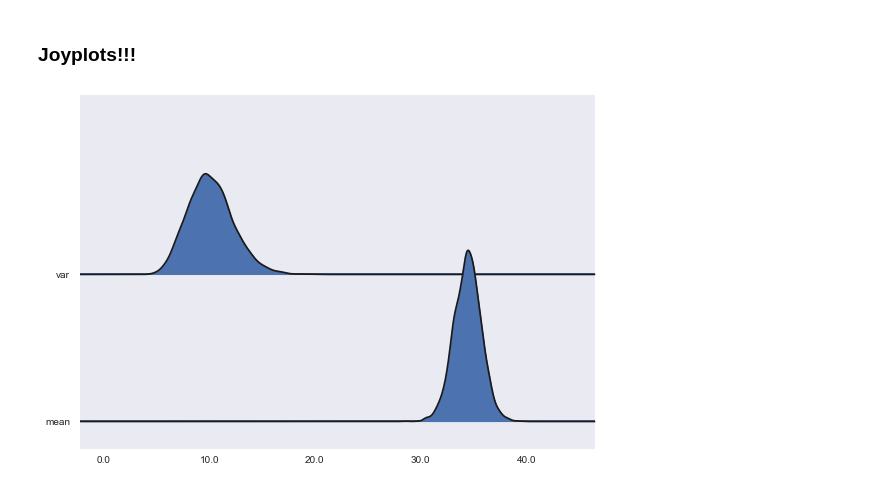
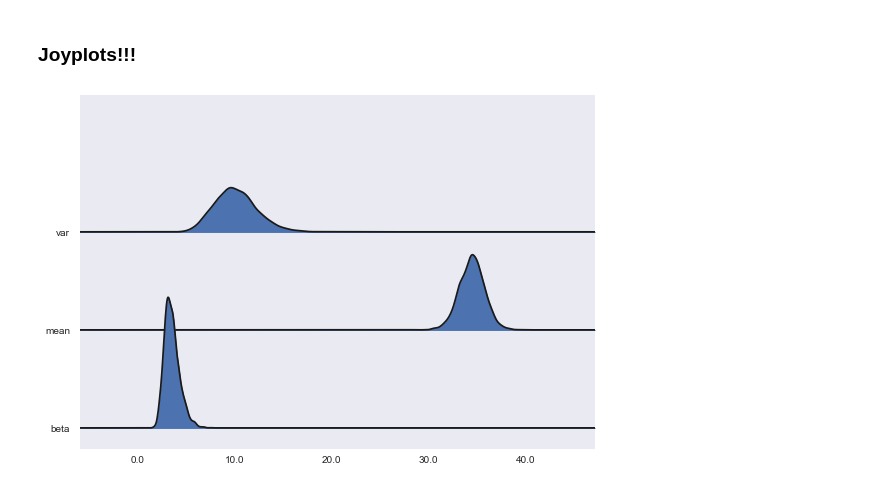
Before and after one commit to phyloworks/revbayes-workshop2017, a Jupyter notebook: archery-model/visualize-archery-model-py.ipynb, the cells around one changed output. Cells and saved outputs as stored; diff of their text form; code cells hidden in the pictures.

```diff
--- a/archery-model/visualize-archery-model-py.ipynb
+++ b/archery-model/visualize-archery-model-py.ipynb
@@ -81,6 +81,6 @@ sns.distplot(log_df['beta'],color='pink')
 # %%
 import joypy
 # %%
-fig, axes = joypy.joyplot(log_df[['var','mean']])
+fig, axes = joypy.joyplot(log_df[['var','mean','beta']])
 # %% [output]
-[figure, old version]
+[figure, new version]
```
Also changed, not shown: 1 other file.
